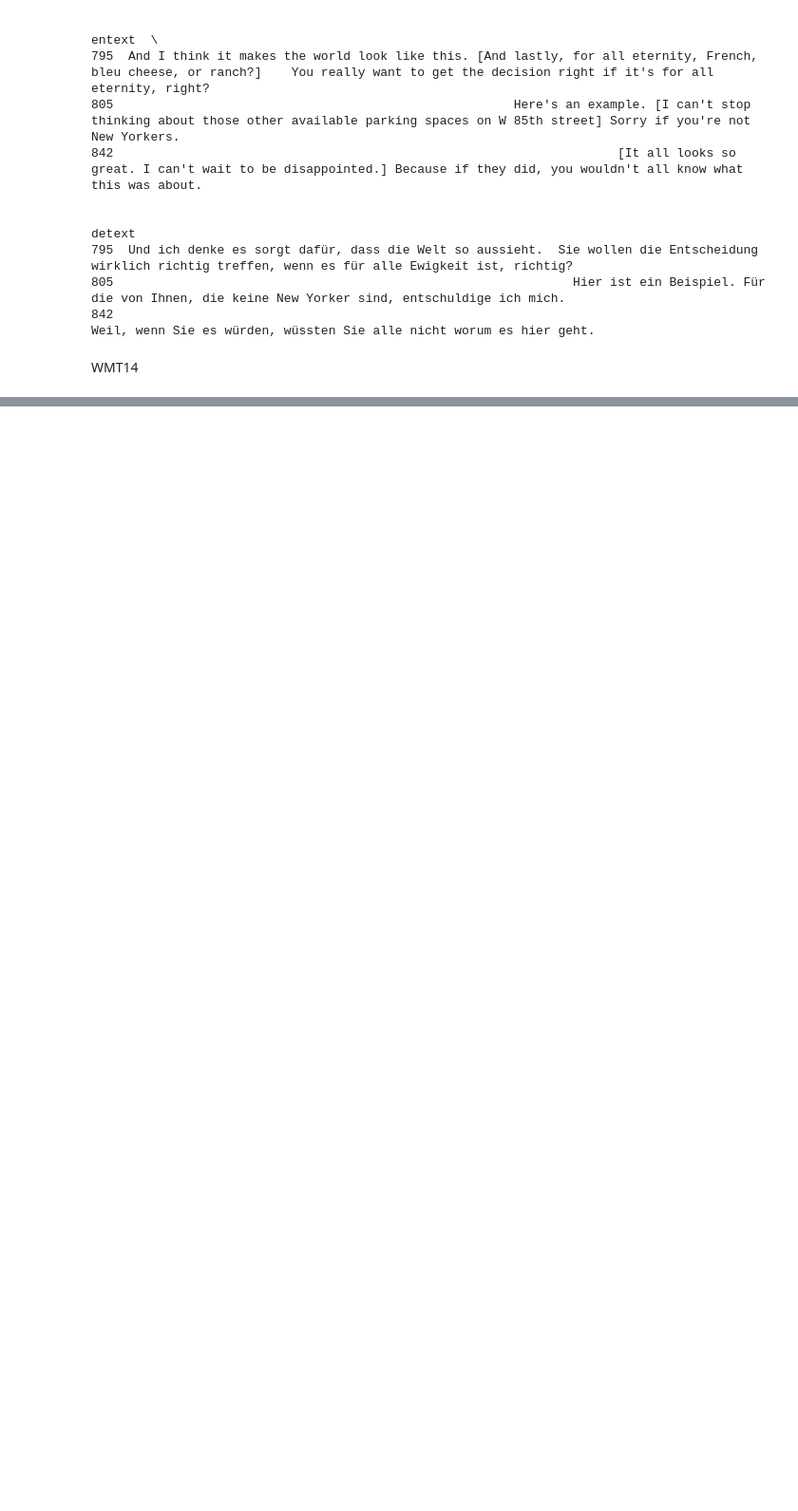
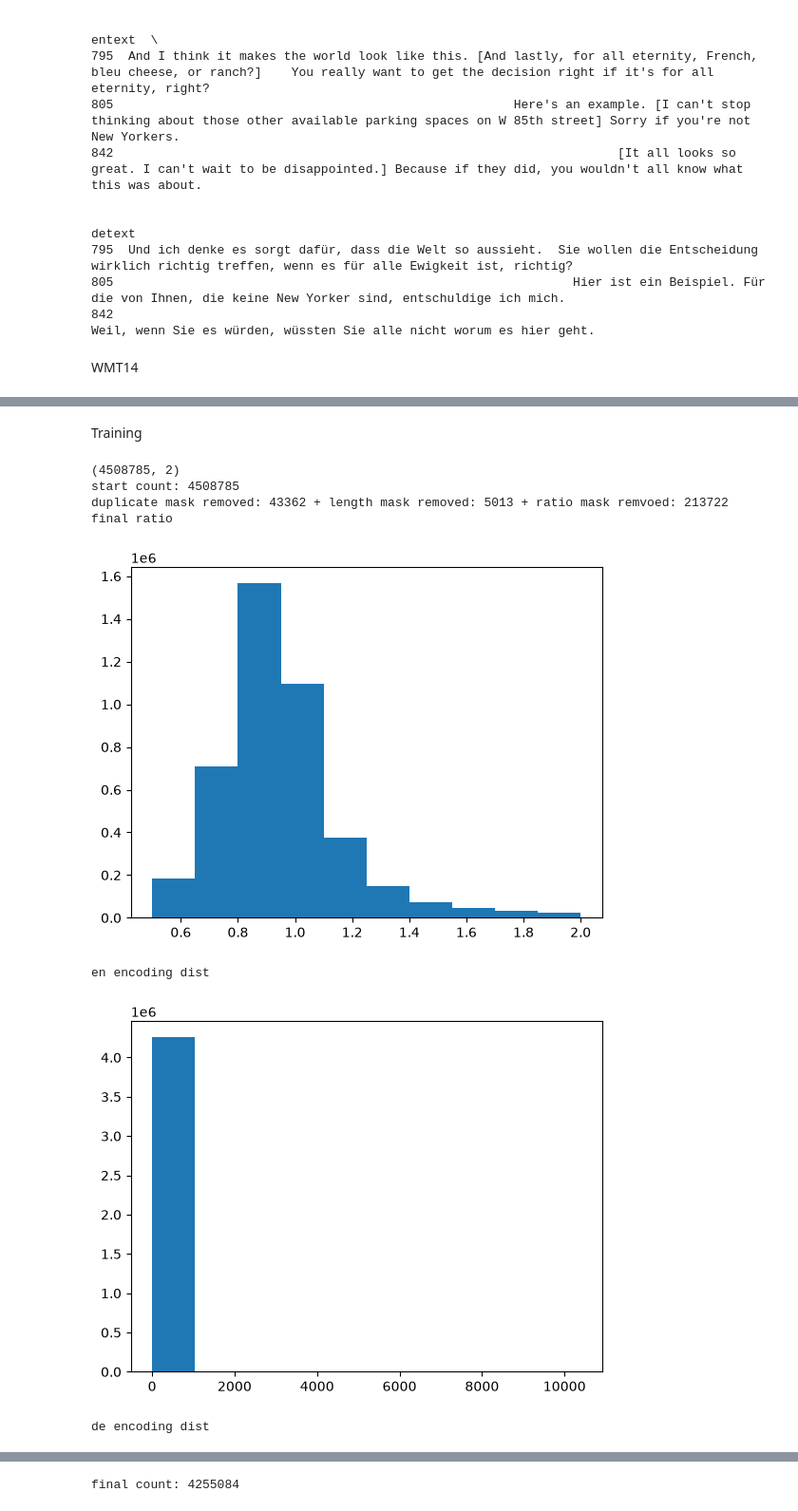
Before and after one commit to maminsed/Attention-is-All-You-Need, a Jupyter notebook: data.ipynb, the cells around one changed output, grey strips where cells are left out. Shown at 95% size. Cells and saved outputs as stored; diff of their text form; code cells hidden in the pictures; blank space fills up the shorter version.

```diff
--- a/data.ipynb
+++ b/data.ipynb
@@ -489,0 +373,2 @@ sorted_df.shape,df.shape
+# %% [markdown]
+Training
@@ -489,0 +399,30 @@ sorted_df.shape,df.shape
+# %%
+## METHOD 2:
+df = pd.read_csv("data/wmt14/train_df.csv")
+print(df.shape)
+
+filtered_df = filter(
+    df,
+    sp_bpe,
+    br_remove=False,
+    braket_remove=False,
+    duplicate_limit=10,
+    duplicate_left=5,
+    min_token=4,
+    max_ratio=2,
+    sort=False,
+)
+
+filtered_df.to_csv(
+    "data/wmt14_curated/train_df.csv",
+    index=False,
+)
+# %% [output]
+(4508785, 2)
+start count: 4508785
+duplicate mask removed: 43362 + length mask removed: 5013 + ratio mask remvoed: 213722
+final ratio
+[figure, added]
+en encoding dist
+[figure, added]
+de encoding dist
@@ -489,0 +430 @@ sorted_df.shape,df.shape
+final count: 4255084
```
Also changed, not shown: parts of 42 cells of this notebook.
